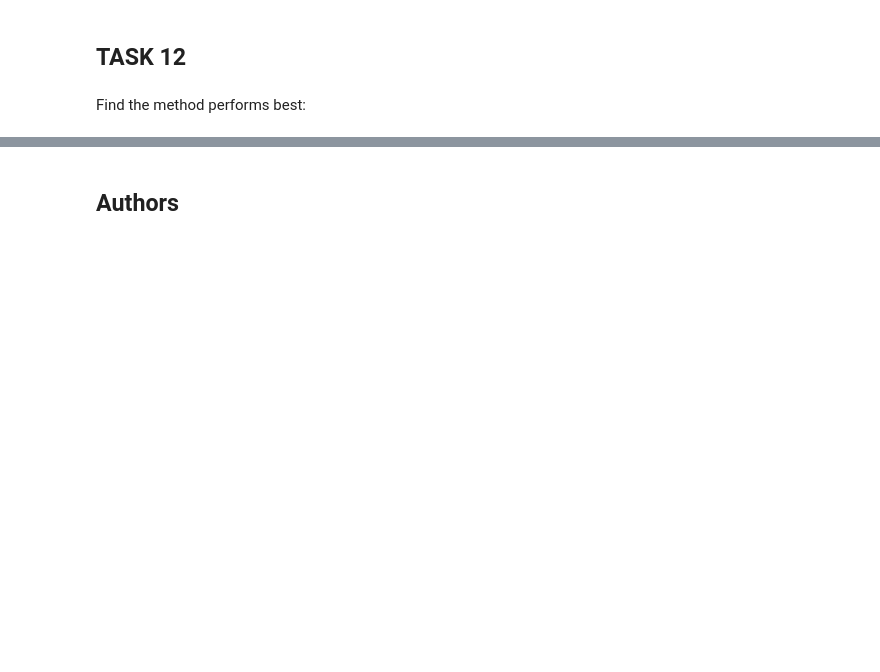
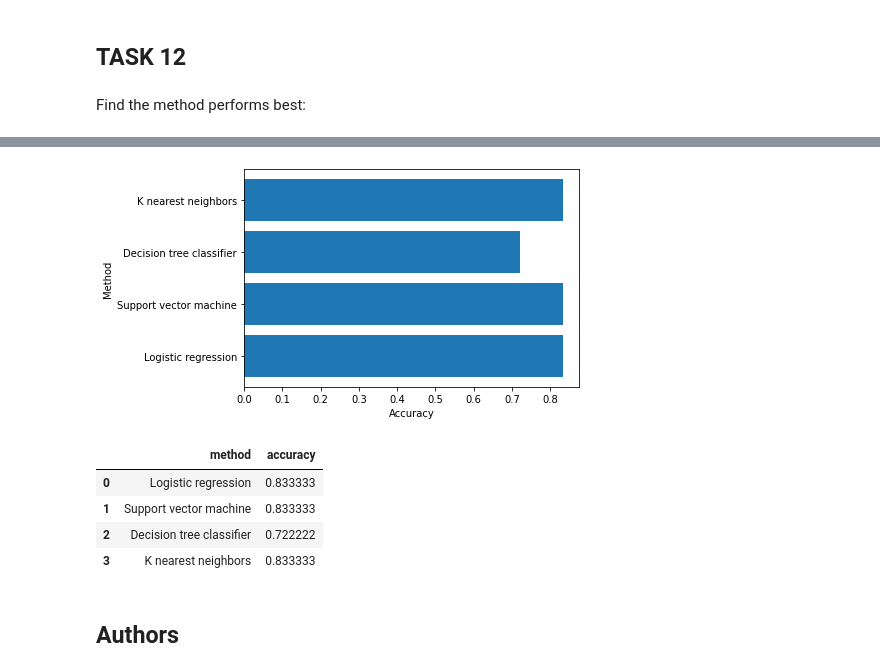
Before and after one commit to Aakshar-D/Capstone, a Jupyter notebook: SpaceX_Machine Learning Prediction_Part_5.ipynb, the cells around one changed output, grey strips where cells are left out. Drawn from its saved outputs; the diff is of its cells as text; code cells hidden in the pictures; blank space fills up the shorter version.

```diff
--- a/SpaceX_Machine Learning Prediction_Part_5.ipynb
+++ b/SpaceX_Machine Learning Prediction_Part_5.ipynb
@@ -313,3 +313,34 @@ Best Params is : {'criterion': 'gini', 'max_depth': 10, 'max_features': 'sqrt',
+# %%
+import numpy as np
+import matplotlib.pyplot as plt
+method = []
+accuracy = []
+method.append('Logistic regression')
+accuracy.append(logreg_cv.score(X_test, Y_test))
+method.append('Support vector machine')
+accuracy.append(svm_cv.score(X_test, Y_test))
+method.append('Decision tree classifier')
+accuracy.append(tree_cv.score(X_test, Y_test))
+method.append('K nearest neighbors')
+accuracy.append(knn_cv.score(X_test, Y_test))
+
+plt.barh(method, accuracy)
+plt.xlabel('Accuracy')
+plt.ylabel('Method')
+plt.show()
+
+results_df = {'method': method,
+ 'accuracy': accuracy}
+
+frame = pd.DataFrame(results_df)
+frame
+# %% [output]
+[figure, added]
+|  | method | accuracy |
+| 0 | Logistic regression | 0.833333 |
+| 1 | Support vector machine | 0.833333 |
+| 2 | Decision tree classifier | 0.722222 |
+| 3 | K nearest neighbors | 0.833333 |
 # %% [markdown]
 ## Authors
 # %% [markdown]
```
Also changed, not shown: parts of 3 cells of this notebook.
